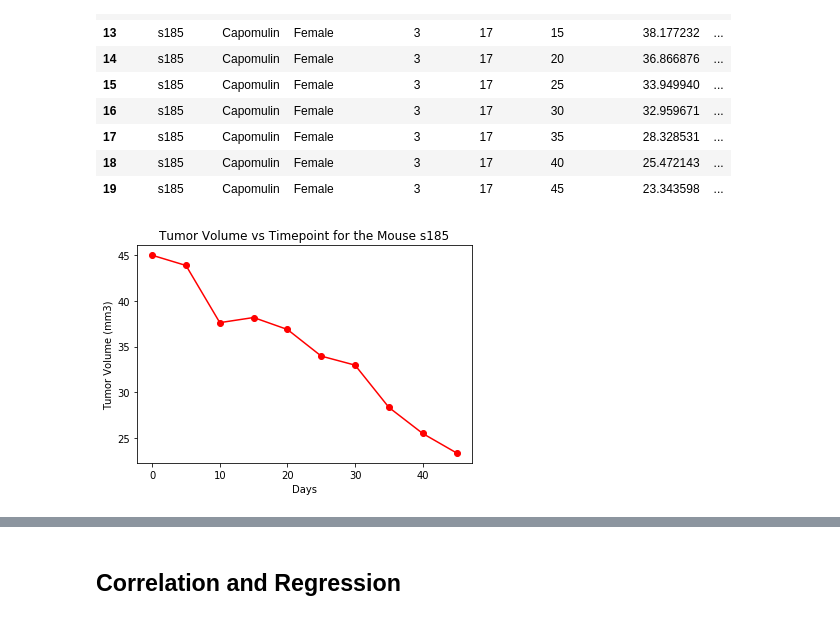
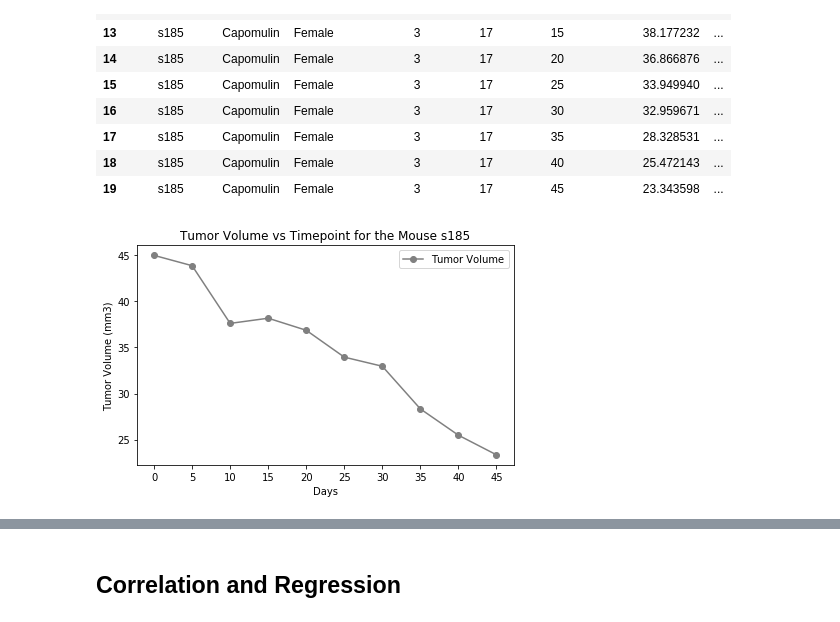
Before and after one commit to angieglass/the-power-of-plots, a Jupyter notebook: power_of_plots_homework.ipynb, the cells around one changed output, grey strips where cells are left out. Cells and saved outputs as stored; diff of their text form; code cells hidden in the pictures.

Commit message:
Added the scatter plot with format

```diff
--- a/power_of_plots_homework.ipynb
+++ b/power_of_plots_homework.ipynb
@@ -399,17 +399,19 @@ mouse_id
 # %%
 #set x and y values
 x_axis = mouse_id["Timepoint"]
 y_axis = mouse_id["Tumor Volume (mm3)"]
 
 # Place a legend on the chart in what matplotlib believes to be the "best" location
 
-
 plt.title("Tumor Volume vs Timepoint for the Mouse s185")
 plt.xlabel("Days")
 plt.ylabel("Tumor Volume (mm3)")
 
 # Print our chart to the screen
-plt.plot(x_axis, y_axis, color="red", label=x_axis, marker = 'o')
+plt.xticks(x_axis)
+plt.plot(x_axis, y_axis, color="gray", label= "Tumor Volume", marker = 'o')
+plt.legend(loc="best")
+plt.tight_layout()
 plt.show()
 # %% [output]
-[figure, old version]
+[figure, new version]
```
Also changed, not shown: parts of 3 cells of this notebook.
